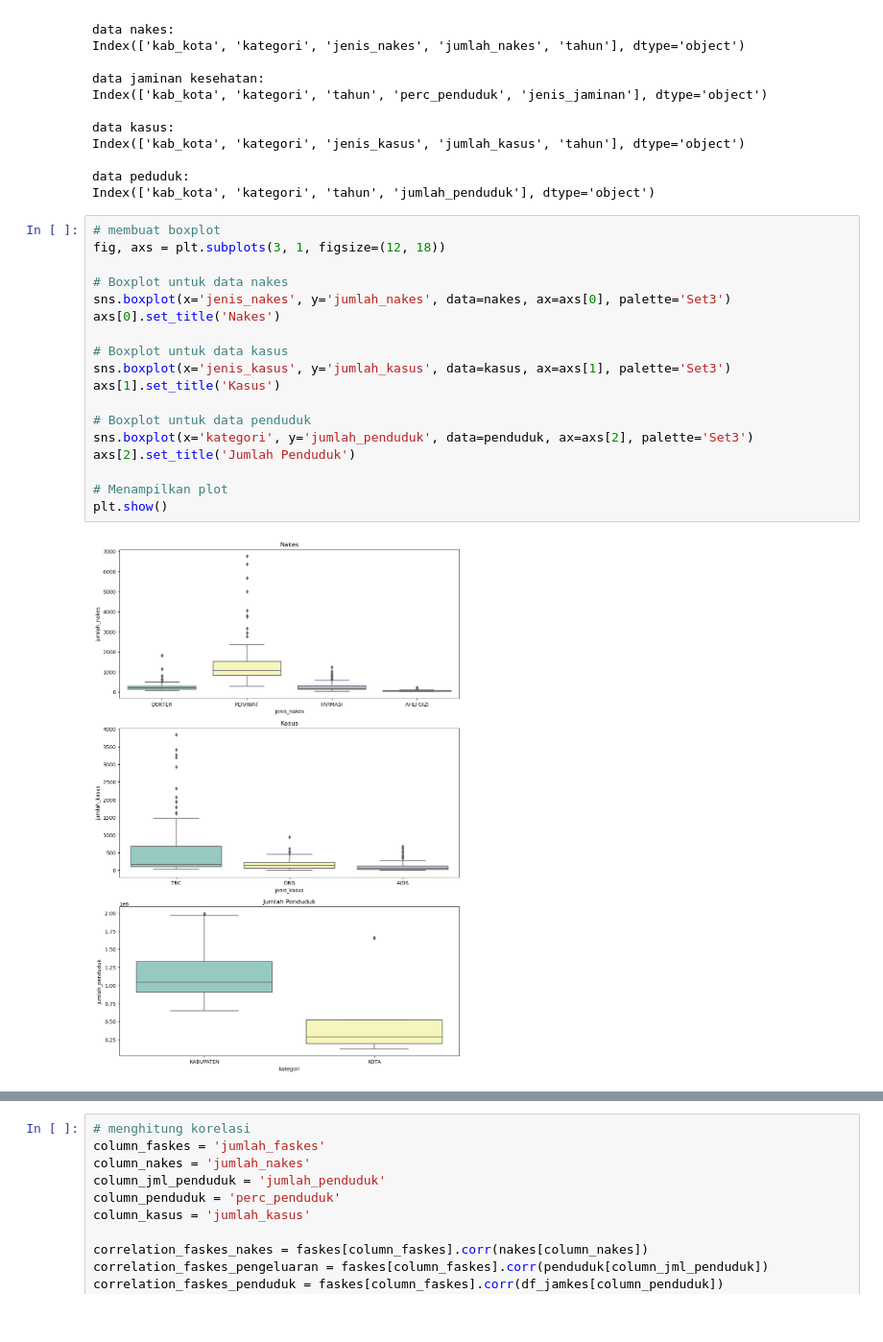
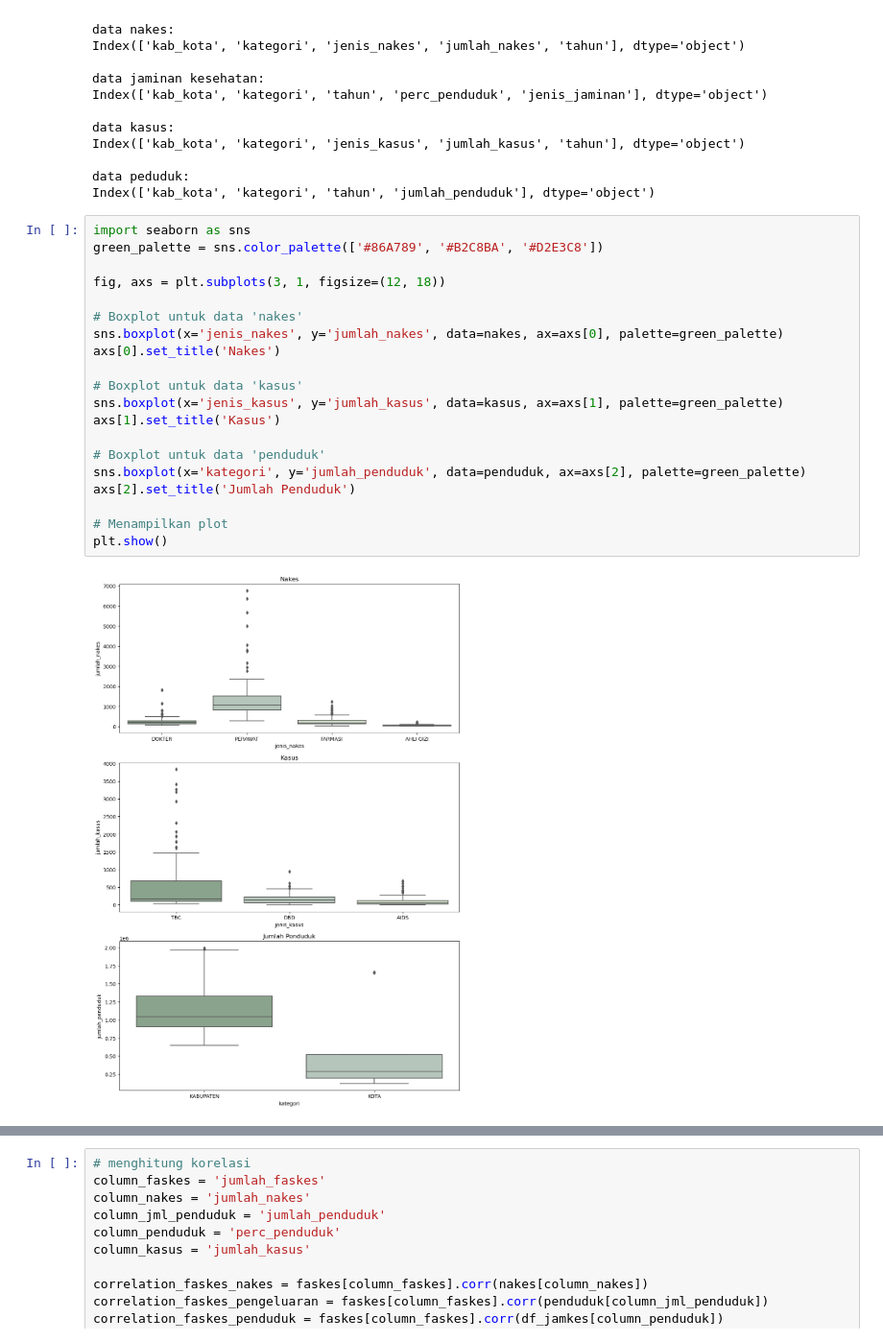
Before and after one commit to talitharhmd/data-kelompok3-sdgs3-eda, a Jupyter notebook: KELOMPOK 3_SDGS 3_TUGAS BESAR EDA.ipynb, the cells around one changed output, grey strips where cells are left out. Shown: that part at 96% size. Saved outputs shown, nothing was run; the diff lists cells and outputs as text.

```diff
--- a/KELOMPOK 3_SDGS 3_TUGAS BESAR EDA.ipynb
+++ b/KELOMPOK 3_SDGS 3_TUGAS BESAR EDA.ipynb
@@ -881,23 +933,25 @@ Index(['kab_kota', 'kategori', 'jenis_kasus', 'jumlah_kasus', 'tahun'], dtype='o
 data peduduk:
 Index(['kab_kota', 'kategori', 'tahun', 'jumlah_penduduk'], dtype='object')
 # %%
-# membuat boxplot
+import seaborn as sns
+green_palette = sns.color_palette(['#86A789', '#B2C8BA', '#D2E3C8'])
+
 fig, axs = plt.subplots(3, 1, figsize=(12, 18))
 
-# Boxplot untuk data nakes
-sns.boxplot(x='jenis_nakes', y='jumlah_nakes', data=nakes, ax=axs[0], palette='Set3')
+# Boxplot untuk data 'nakes'
+sns.boxplot(x='jenis_nakes', y='jumlah_nakes', data=nakes, ax=axs[0], palette=green_palette)
 axs[0].set_title('Nakes')
 
-# Boxplot untuk data kasus
-sns.boxplot(x='jenis_kasus', y='jumlah_kasus', data=kasus, ax=axs[1], palette='Set3')
+# Boxplot untuk data 'kasus'
+sns.boxplot(x='jenis_kasus', y='jumlah_kasus', data=kasus, ax=axs[1], palette=green_palette)
 axs[1].set_title('Kasus')
 
-# Boxplot untuk data penduduk
-sns.boxplot(x='kategori', y='jumlah_penduduk', data=penduduk, ax=axs[2], palette='Set3')
+# Boxplot untuk data 'penduduk'
+sns.boxplot(x='kategori', y='jumlah_penduduk', data=penduduk, ax=axs[2], palette=green_palette)
 axs[2].set_title('Jumlah Penduduk')
 
 # Menampilkan plot
 plt.show()
 # %% [output]
-[figure, old version]
+[figure, new version]
 # %%
```
Also changed, not shown: parts of 88 cells of this notebook.
